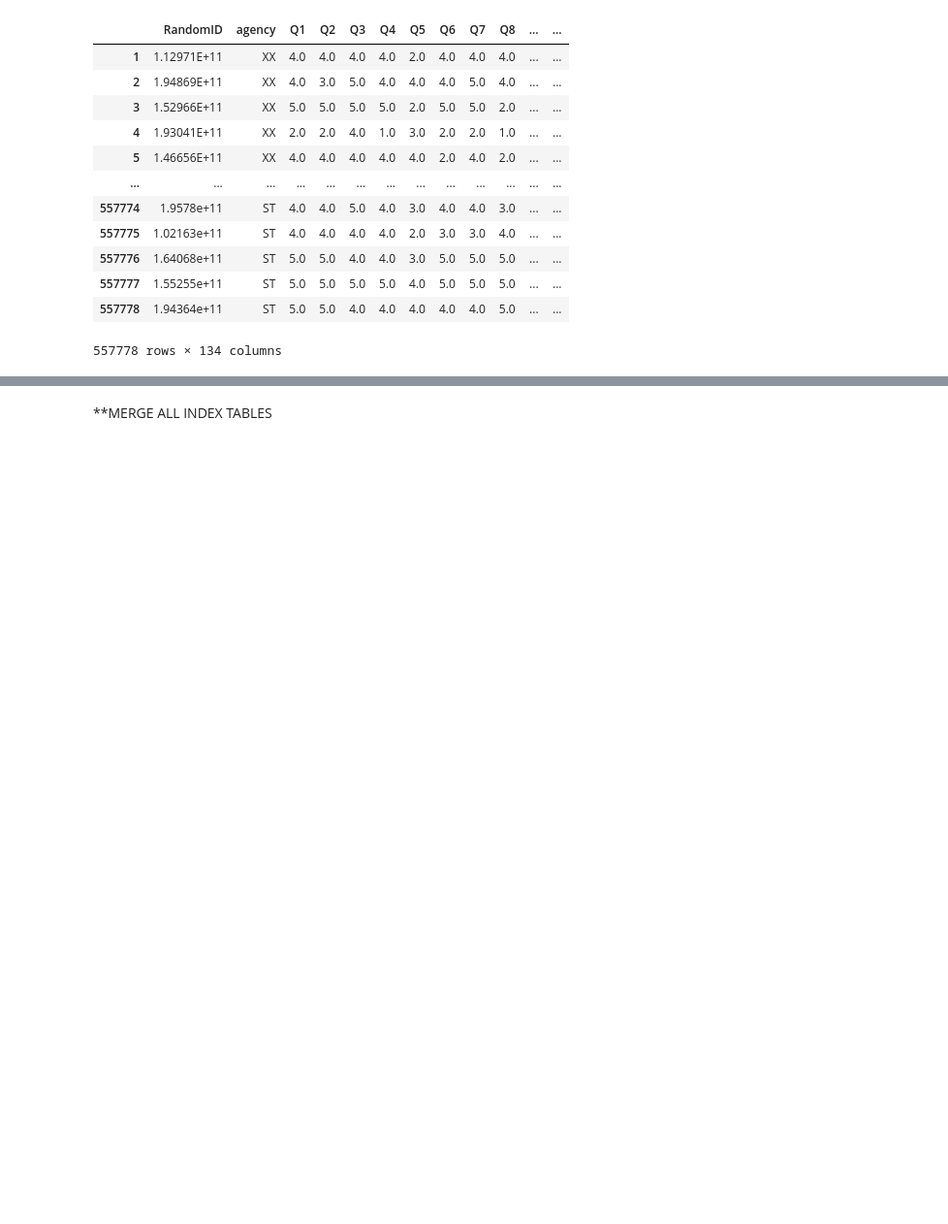
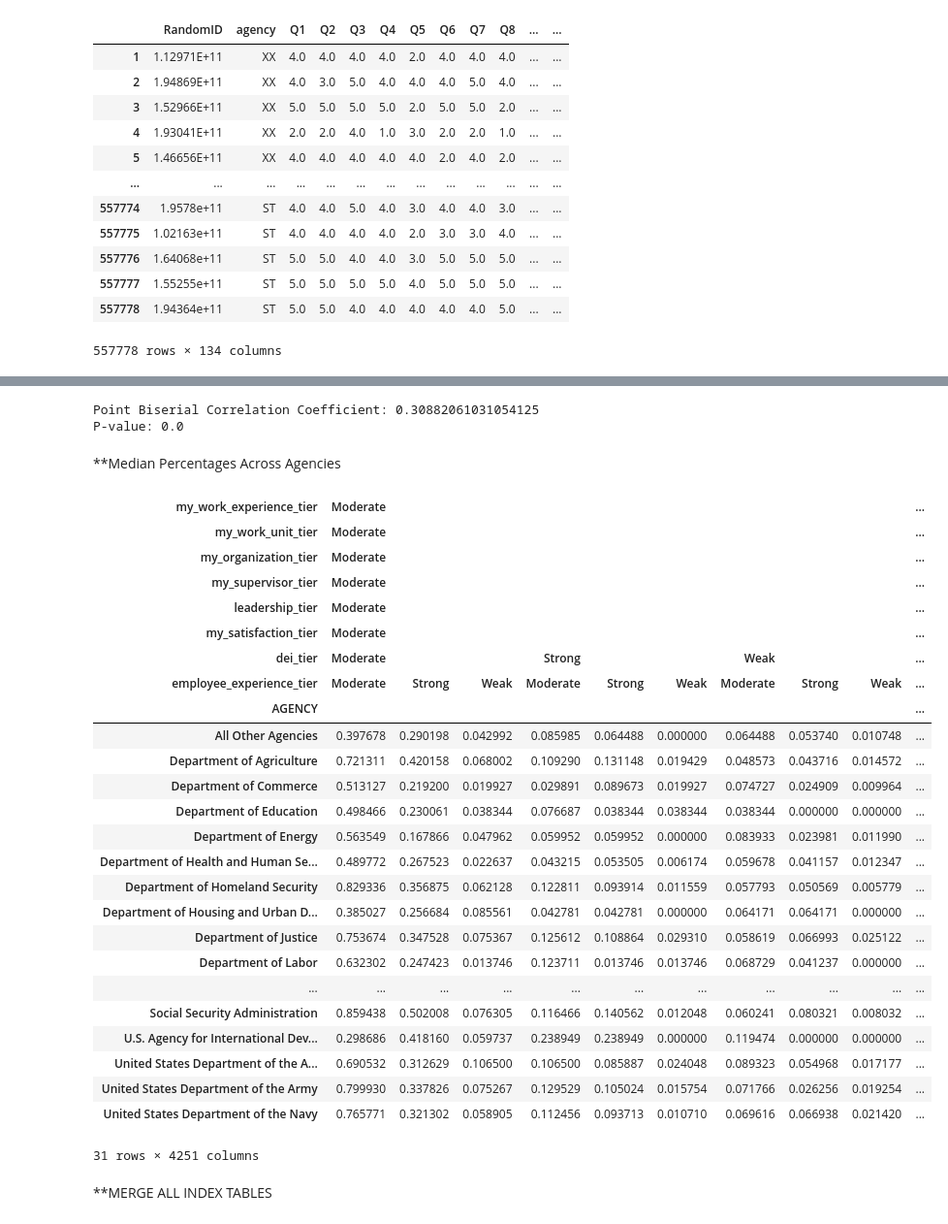
Before and after one commit to aaron-hollinger/federal_employee_job_satisfaction, a Jupyter notebook: notebooks/capstone.ipynb, the cells around one changed output, grey strips where cells are left out. Shown at 97% size. Saved outputs shown, nothing was run; the diff lists cells and outputs as text; code cells hidden in the pictures; blank space fills up the shorter version.

Commit message:
calculating medians

```diff
--- a/notebooks/capstone.ipynb
+++ b/notebooks/capstone.ipynb
@@ -643,11 +650,11 @@ employee_experience_index_groupby
 #Create Employee Experience Tier Buckets and Groupby
 def employee_experience_bucket(series):
     if series < 2.5:
-        return 1
+        return 'Weak'
     elif 2.5 <= series < 3.5:
-        return 2
+        return 'Moderate'
     elif series >= 3.5:
-        return 3
+        return 'Strong'
 
 survey_table['employee_experience_tier'] = survey_table['employee_experience_index'].apply(employee_experience_bucket)
 
@@ -680,10 +687,8 @@ employee_experience_tier_groupby
 | 30 | United States Department of the Navy | 2.646037 |
 # %% [markdown]
 **MAP INTENT TO LEAVE
-# %%
-survey_table['leaving'] = survey_table
 # %%
-leaving_map = {'A': '0', 'B': '1', 'C':'1', 'D':'1'}
+leaving_map = {'A': '1', 'B': '0', 'C':'0', 'D':'0'}
 
 survey_table['leaving'] = survey_table['DLEAVING'].map(leaving_map)
 # %%
@@ -707,3 +771,63 @@ survey_table['leaving'] = survey_table['leaving'].apply(pd.to_numeric, errors='c
+# %%
+# Extract columns from DataFrame
+dichotomous_variable = survey_table_corr_update_my_supervisor['leaving']
+continuous_variable = survey_table_corr_update_my_supervisor['my_supervisor_index']
+
+# Calculate point biserial correlation coefficient
+point_biserial_corr, p_value = pointbiserialr(dichotomous_variable, continuous_variable)
+
+# Display the result
+print("Point Biserial Correlation Coefficient:", point_biserial_corr)
+print("P-value:", p_value)
+# %% [output]
+Point Biserial Correlation Coefficient: 0.30882061031054125
+P-value: 0.0
+# %% [markdown]
+**Median Percentages Across Agencies
+# %%
+percentages = pd.crosstab(
+    index=survey_table['AGENCY'],
+    columns=[
+        survey_table['my_work_experience_tier'],
+        survey_table['my_work_unit_tier'],
+        survey_table['my_organization_tier'],
+        survey_table['my_supervisor_tier'],
+        survey_table['leadership_tier'],
+        survey_table['my_satisfaction_tier'],
+        survey_table['dei_tier'],
+        survey_table['employee_experience_tier']
+    ],
+    normalize='index'
+) * 100
+# %%
+percentages
+# %% [output]
+| my_work_experience_tier | Moderate |  |  |  |  |  |  |  |  | ... |
+| my_work_unit_tier | Moderate |  |  |  |  |  |  |  |  | ... |
+| my_organization_tier | Moderate |  |  |  |  |  |  |  |  | ... |
+| my_supervisor_tier | Moderate |  |  |  |  |  |  |  |  | ... |
+| leadership_tier | Moderate |  |  |  |  |  |  |  |  | ... |
+| my_satisfaction_tier | Moderate |  |  |  |  |  |  |  |  | ... |
+| dei_tier | Moderate |  |  | Strong |  |  | Weak |  |  | ... |
+| employee_experience_tier | Moderate | Strong | Weak | Moderate | Strong | Weak | Moderate | Strong | Weak | ... |
+| AGENCY |  |  |  |  |  |  |  |  |  | ... |
+| All Other Agencies | 0.397678 | 0.290198 | 0.042992 | 0.085985 | 0.064488 | 0.000000 | 0.064488 | 0.053740 | 0.010748 | ... |
+| Department of Agriculture | 0.721311 | 0.420158 | 0.068002 | 0.109290 | 0.131148 | 0.019429 | 0.048573 | 0.043716 | 0.014572 | ... |
+| Department of Commerce | 0.513127 | 0.219200 | 0.019927 | 0.029891 | 0.089673 | 0.019927 | 0.074727 | 0.024909 | 0.009964 | ... |
+| Department of Education | 0.498466 | 0.230061 | 0.038344 | 0.076687 | 0.038344 | 0.038344 | 0.038344 | 0.000000 | 0.000000 | ... |
+| Department of Energy | 0.563549 | 0.167866 | 0.047962 | 0.059952 | 0.059952 | 0.000000 | 0.083933 | 0.023981 | 0.011990 | ... |
+| Department of Health and Human Se... | 0.489772 | 0.267523 | 0.022637 | 0.043215 | 0.053505 | 0.006174 | 0.059678 | 0.041157 | 0.012347 | ... |
+| Department of Homeland Security | 0.829336 | 0.356875 | 0.062128 | 0.122811 | 0.093914 | 0.011559 | 0.057793 | 0.050569 | 0.005779 | ... |
+| Department of Housing and Urban D... | 0.385027 | 0.256684 | 0.085561 | 0.042781 | 0.042781 | 0.000000 | 0.064171 | 0.064171 | 0.000000 | ... |
+| Department of Justice | 0.753674 | 0.347528 | 0.075367 | 0.125612 | 0.108864 | 0.029310 | 0.058619 | 0.066993 | 0.025122 | ... |
+| Department of Labor | 0.632302 | 0.247423 | 0.013746 | 0.123711 | 0.013746 | 0.013746 | 0.068729 | 0.041237 | 0.000000 | ... |
+| ... | ... | ... | ... | ... | ... | ... | ... | ... | ... | ... |
+| Social Security Administration | 0.859438 | 0.502008 | 0.076305 | 0.116466 | 0.140562 | 0.012048 | 0.060241 | 0.080321 | 0.008032 | ... |
+| U.S. Agency for International Dev... | 0.298686 | 0.418160 | 0.059737 | 0.238949 | 0.238949 | 0.000000 | 0.119474 | 0.000000 | 0.000000 | ... |
+| United States Department of the A... | 0.690532 | 0.312629 | 0.106500 | 0.106500 | 0.085887 | 0.024048 | 0.089323 | 0.054968 | 0.017177 | ... |
+| United States Department of the Army | 0.799930 | 0.337826 | 0.075267 | 0.129529 | 0.105024 | 0.015754 | 0.071766 | 0.026256 | 0.019254 | ... |
+| United States Department of the Navy | 0.765771 | 0.321302 | 0.058905 | 0.112456 | 0.093713 | 0.010710 | 0.069616 | 0.066938 | 0.021420 | ... |
+31 rows × 4251 columns
 # %% [markdown]
 **MERGE ALL INDEX TABLES
 # %%
```
Also changed, not shown: parts of 27 cells of this notebook.
